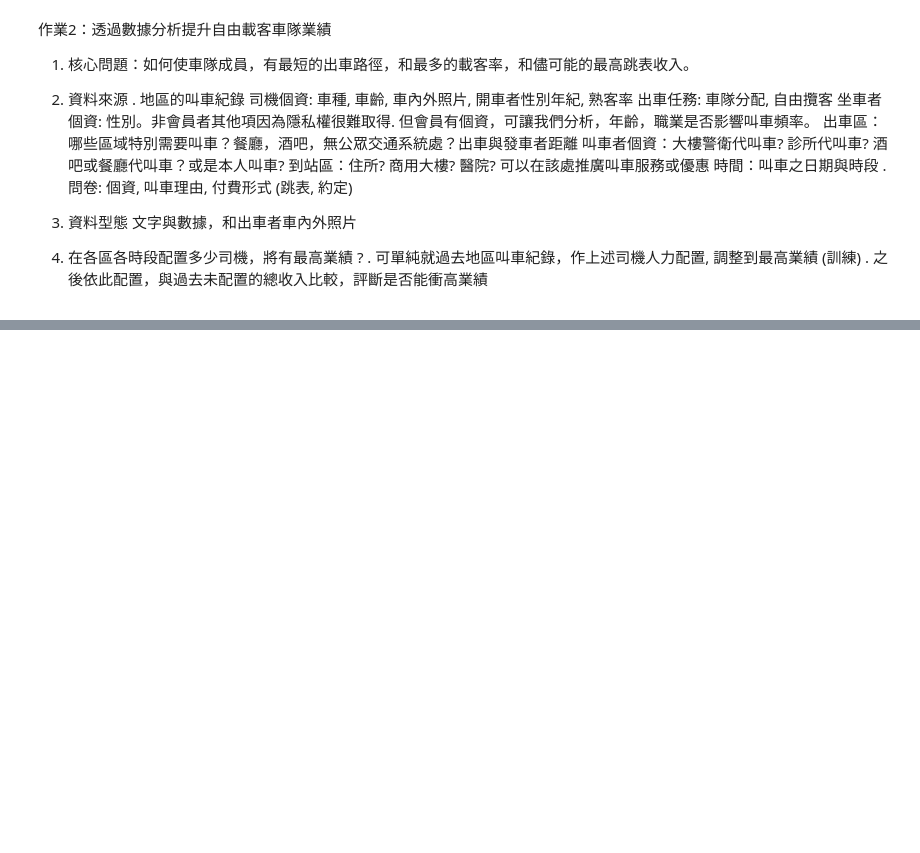
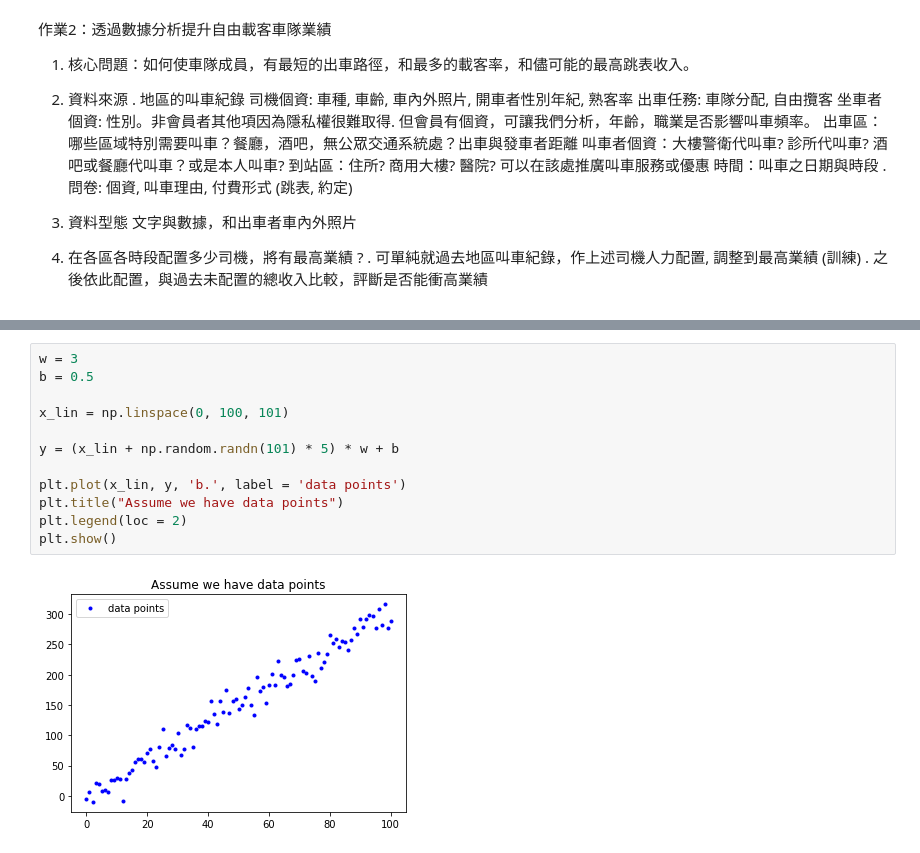
Before and after one commit to chiaminhsu/2nd-ML100Days, a Jupyter notebook: homework/Day_001_HW.ipynb, the cells around one changed output, grey strips where cells are left out. Cells and saved outputs as stored; diff of their text form; blank space fills up the shorter version.

```diff
--- a/homework/Day_001_HW.ipynb
+++ b/homework/Day_001_HW.ipynb
@@ -34,0 +63,14 @@
+# %%
+w = 3
+b = 0.5
+
+x_lin = np.linspace(0, 100, 101)
+
+y = (x_lin + np.random.randn(101) * 5) * w + b
+
+plt.plot(x_lin, y, 'b.', label = 'data points')
+plt.title("Assume we have data points")
+plt.legend(loc = 2)
+plt.show()
+# %% [output]
+[figure, added]
```
Also changed, not shown: parts of 5 cells of this notebook.
